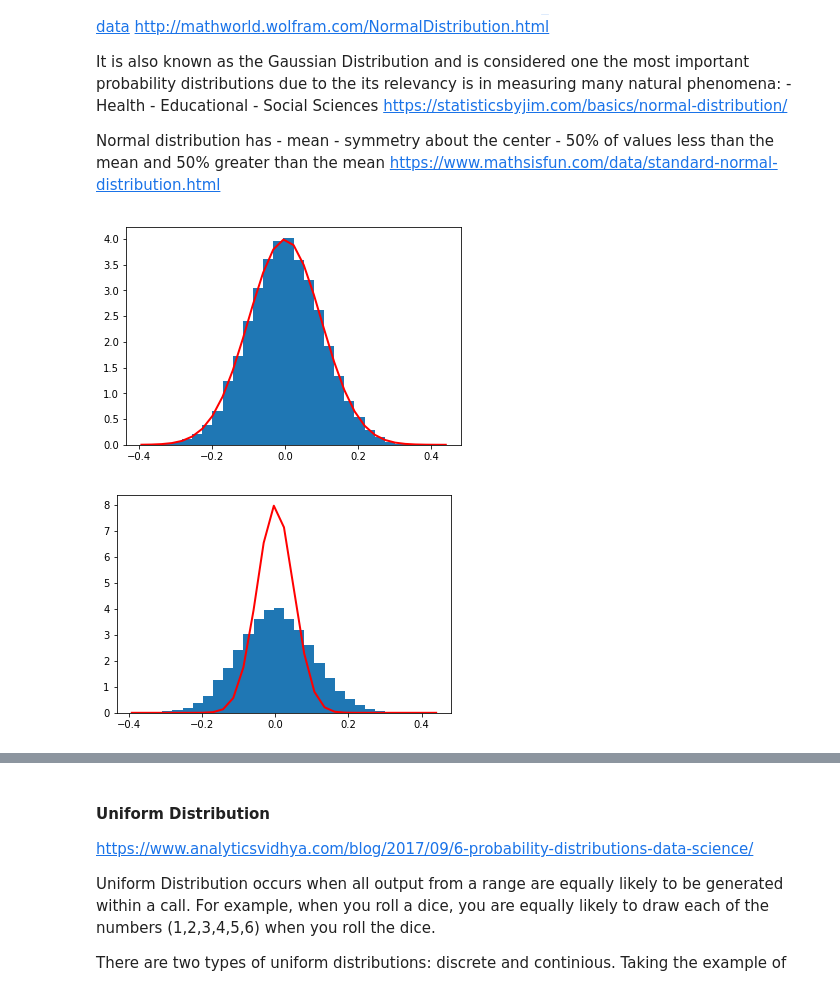
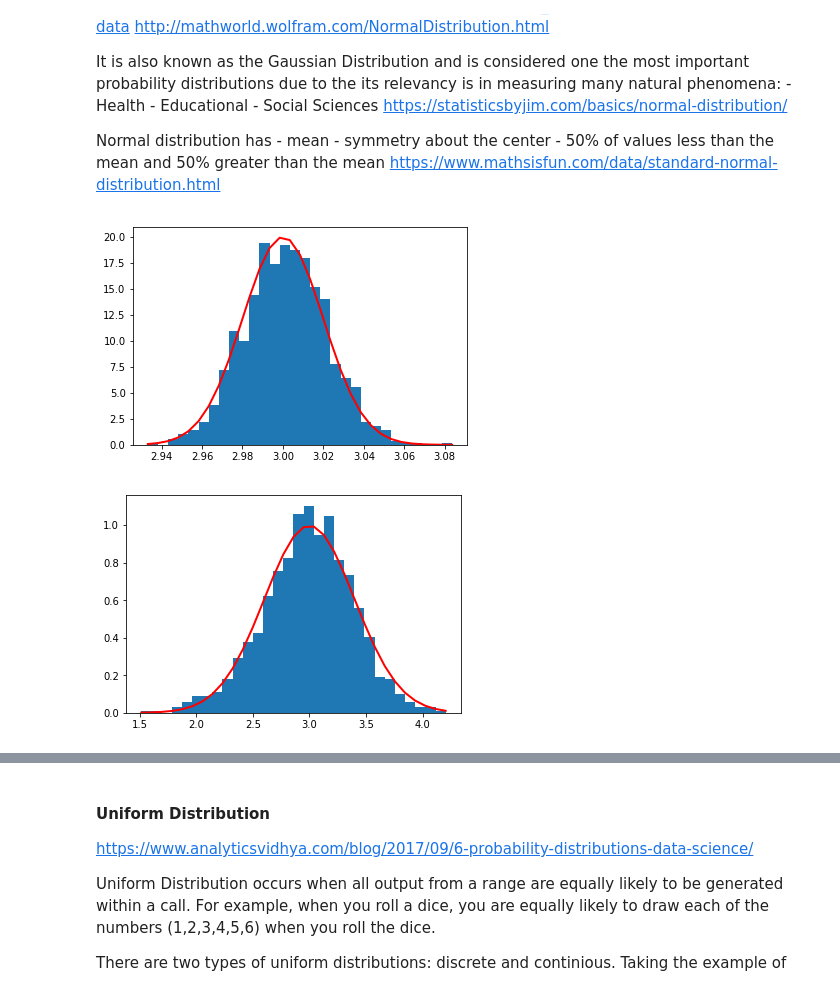
Before and after one commit to martinaobrien/numpy-random, a Jupyter notebook: numpy-random.ipynb, the cells around one changed output, grey strips where cells are left out. Cells and saved outputs as stored; diff of their text form; code cells hidden in the pictures.

```diff
--- a/numpy-random.ipynb
+++ b/numpy-random.ipynb
@@ -273,20 +378,22 @@ Normal distribution has
 # %%
 import numpy as np
 import matplotlib.pyplot as plt
-mu, sigma = 0, 0.1 # mean and standard deviation
-import matplotlib.pyplot as plt
+mu, sigma = 3, 0.02 # mean and standard deviation
+s = np.random.normal(mu, sigma, 1000)
+#import matplotlib.pyplot as plt
 count, bins, ignored = plt.hist(s, 30, density=True)
 plt.plot(bins, 1/(sigma * np.sqrt(2 * np.pi)) *np.exp( - (bins - mu)**2 / (2 * sigma**2) ),linewidth=2, color='r')
 plt.show() # https://plot.ly/python/histograms/
 # %% [output]
-[figure, old version]
+[figure, new version]
 # %%
 import numpy as np
 import matplotlib.pyplot as plt
-mu, sigma = 0, 0.05 # mean and standard deviation
+mu, sigma = 3, 0.4 # mean and standard deviation
+s = np.random.normal(mu, sigma, 1000)
 import matplotlib.pyplot as plt
 count, bins, ignored = plt.hist(s, 30, density=True)
 plt.plot(bins, 1/(sigma * np.sqrt(2 * np.pi)) *np.exp( - (bins - mu)**2 / (2 * sigma**2) ),linewidth=2, color='r')
 plt.show() # https://plot.ly/python/histograms/ # https://plot.ly/python/histograms/
 # %% [output]
-[figure, old version]
+[figure, new version]
```
Also changed, not shown: parts of 41 cells of this notebook.
